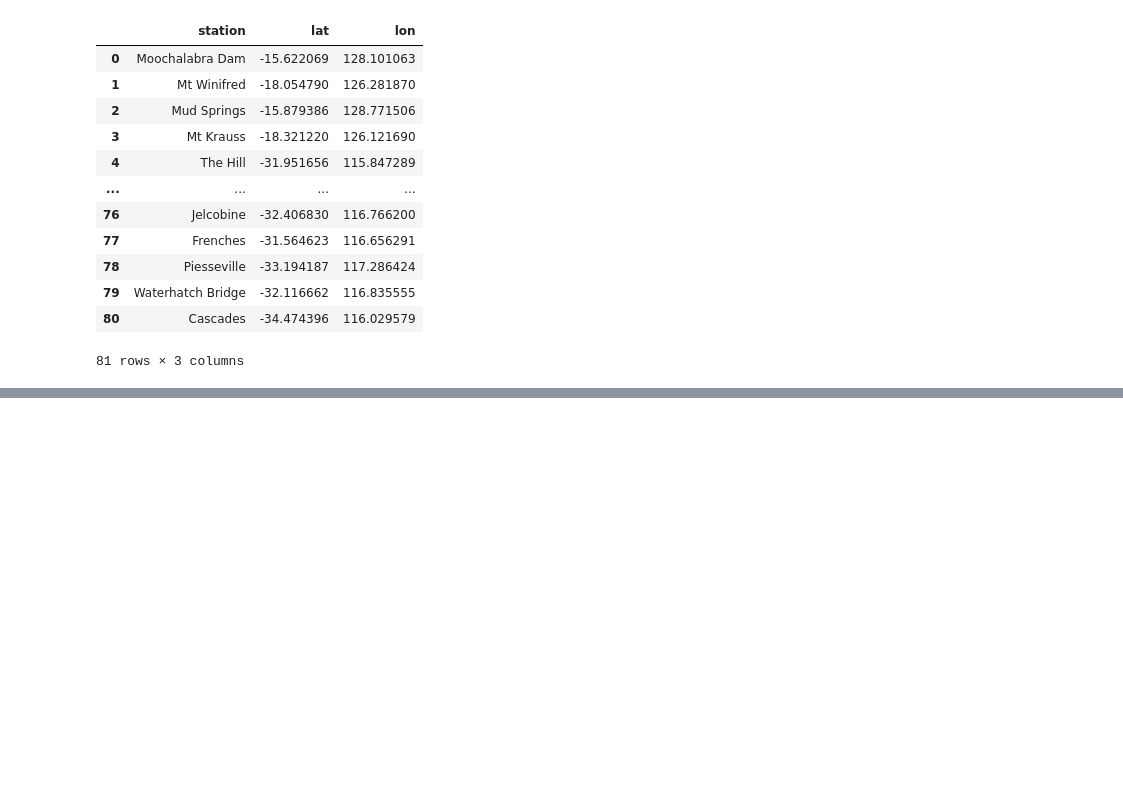
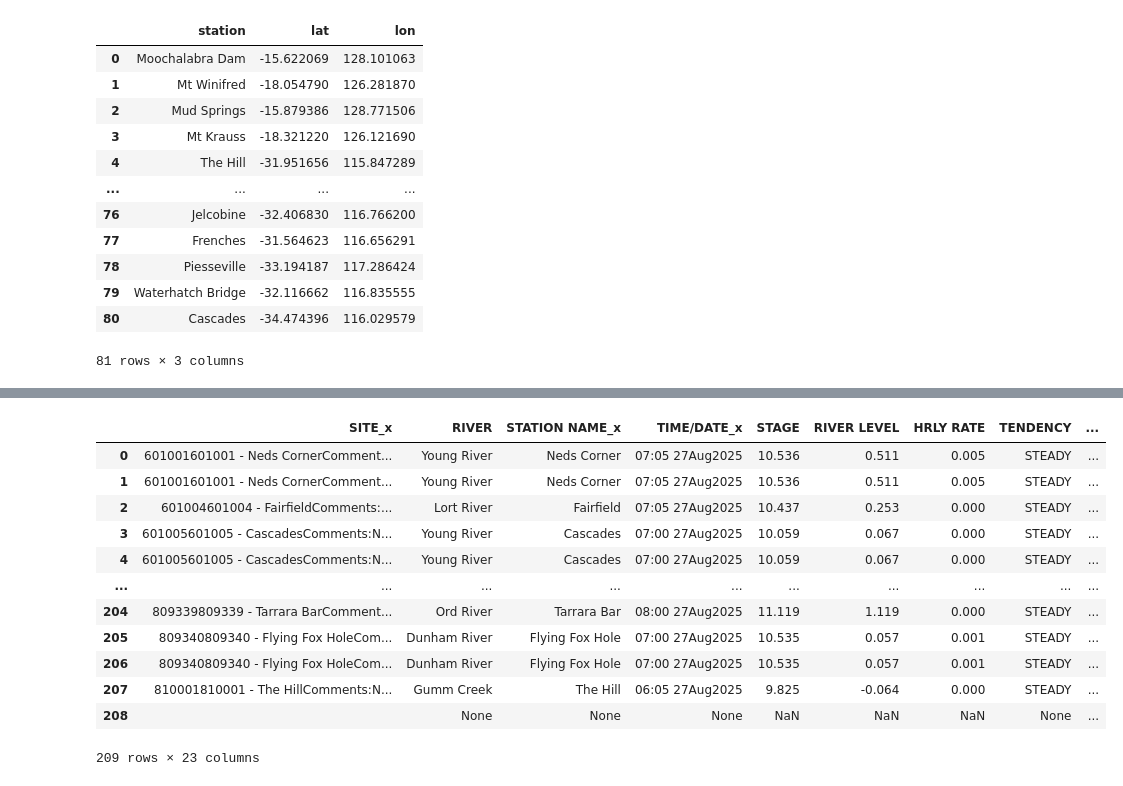
Before and after one commit to qinscode/responda, a Jupyter notebook: py_scripts/rain.ipynb, the cells around one changed output, grey strips where cells are left out. Saved outputs shown, nothing was run; the diff lists cells and outputs as text; code cells hidden in the pictures; blank space fills up the shorter version.

```diff
--- a/py_scripts/rain.ipynb
+++ b/py_scripts/rain.ipynb
@@ -179,0 +197,20 @@ Plotted 81 rainfall stations
+# %%
+for col in ["STAGE", "RIVER LEVEL", "HRLY RATE", "MAX REC LEVEL"]:
+    river_data[col] = pd.to_numeric(river_data[col], errors="coerce")
+# %%
+merged_df = pd.merge(river_data, rain_data, on="RIVER", how="inner")
+merged_df
+# %% [output]
+|  | SITE_x | RIVER | STATION NAME_x | TIME/DATE_x | STAGE | RIVER LEVEL | HRLY RATE | TENDENCY | ... |
+| 0 | 601001601001 - Neds CornerComment... | Young River | Neds Corner | 07:05 27Aug2025 | 10.536 | 0.511 | 0.005 | STEADY | ... |
+| 1 | 601001601001 - Neds CornerComment... | Young River | Neds Corner | 07:05 27Aug2025 | 10.536 | 0.511 | 0.005 | STEADY | ... |
+| 2 | 601004601004 - FairfieldComments:... | Lort River | Fairfield | 07:05 27Aug2025 | 10.437 | 0.253 | 0.000 | STEADY | ... |
+| 3 | 601005601005 - CascadesComments:N... | Young River | Cascades | 07:00 27Aug2025 | 10.059 | 0.067 | 0.000 | STEADY | ... |
+| 4 | 601005601005 - CascadesComments:N... | Young River | Cascades | 07:00 27Aug2025 | 10.059 | 0.067 | 0.000 | STEADY | ... |
+| ... | ... | ... | ... | ... | ... | ... | ... | ... | ... |
+| 204 | 809339809339 - Tarrara BarComment... | Ord River | Tarrara Bar | 08:00 27Aug2025 | 11.119 | 1.119 | 0.000 | STEADY | ... |
+| 205 | 809340809340 - Flying Fox HoleCom... | Dunham River | Flying Fox Hole | 07:00 27Aug2025 | 10.535 | 0.057 | 0.001 | STEADY | ... |
+| 206 | 809340809340 - Flying Fox HoleCom... | Dunham River | Flying Fox Hole | 07:00 27Aug2025 | 10.535 | 0.057 | 0.001 | STEADY | ... |
+| 207 | 810001810001 - The HillComments:N... | Gumm Creek | The Hill | 06:05 27Aug2025 | 9.825 | -0.064 | 0.000 | STEADY | ... |
+| 208 |  | None | None | None | NaN | NaN | NaN | None | ... |
+209 rows × 23 columns
```
Also changed, not shown: parts of 3 cells of this notebook.
